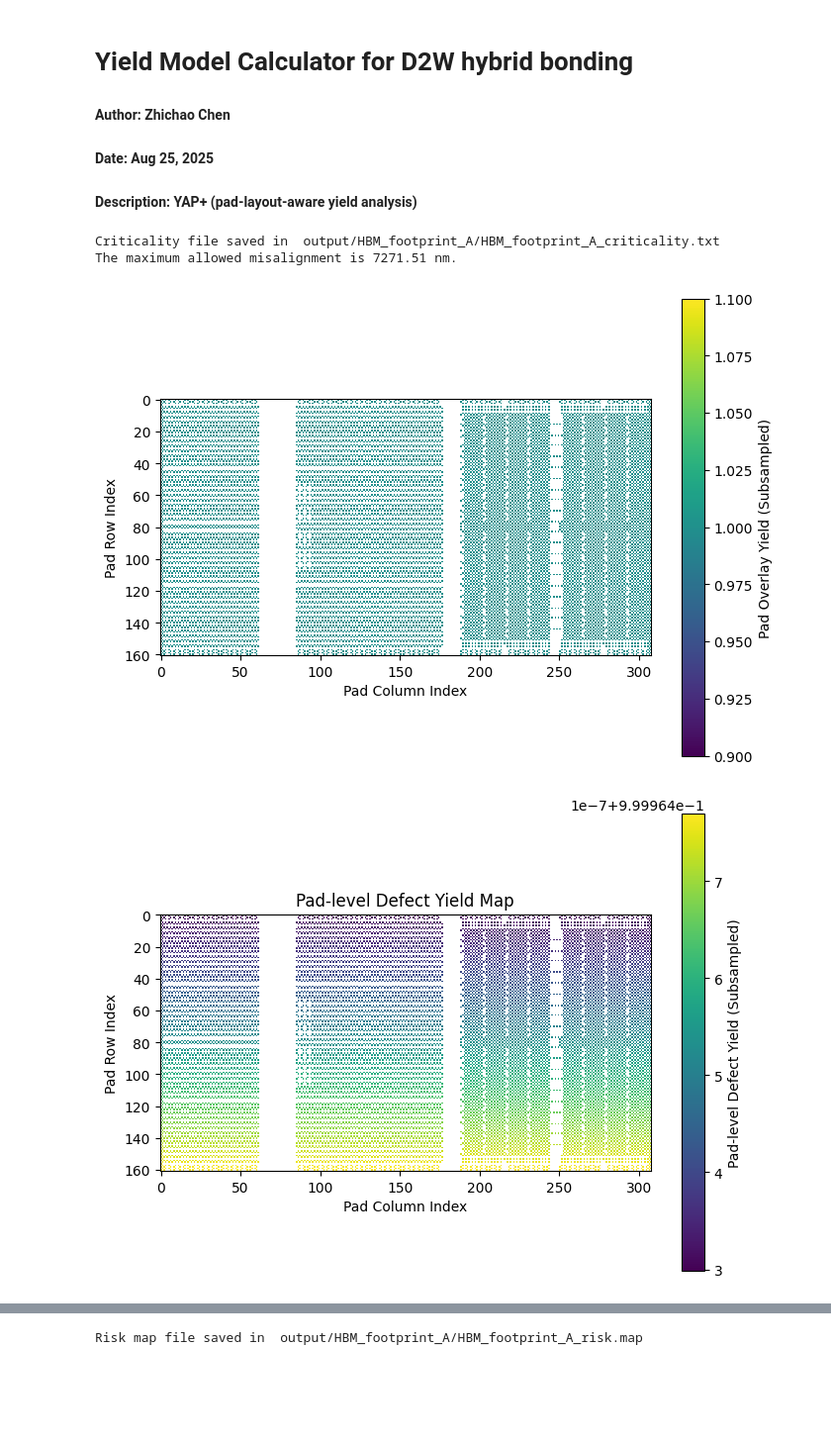
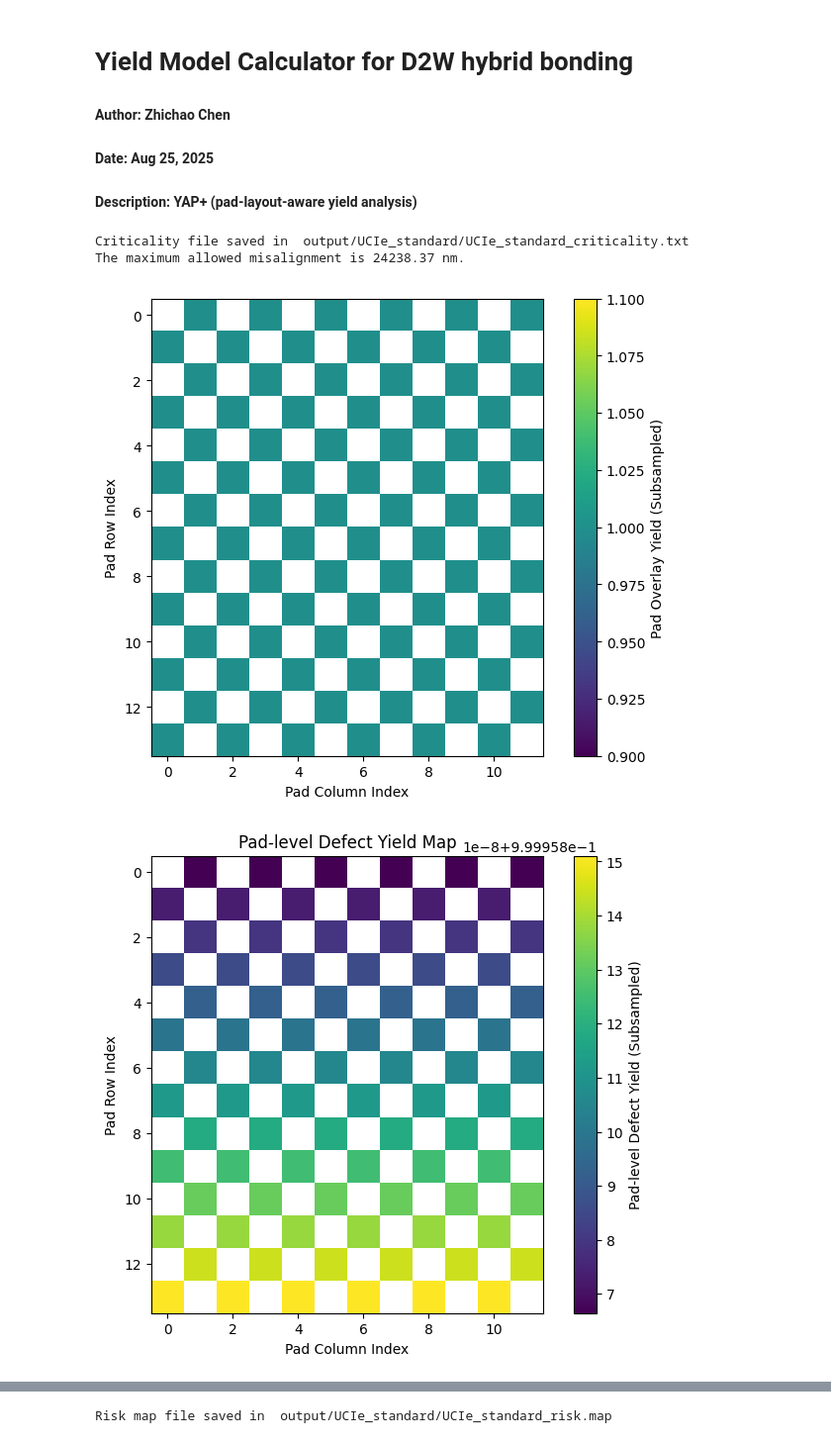
Before and after one commit to nanocad-lab/YAP, a Jupyter notebook: D2W/calculator_main.ipynb, the cells around one changed output, grey strips where cells are left out. Shown at 99% size. Drawn from its saved outputs; the diff is of its cells as text; code cells hidden in the pictures; blank space fills up the shorter version.

Commit message:
Fix config issues

```diff
--- a/D2W/calculator_main.ipynb
+++ b/D2W/calculator_main.ipynb
@@ -15,28 +15,28 @@ import matplotlib.pyplot as plt
 from assembly_yield_calculator import Pad_Yield_Map_Generator
 # %%
 # Load configuration
-cfg = load_modeling_config(path='configs/HBM_footprint_A_config.yaml',
+cfg = load_modeling_config(path='configs/UCIe_standard_config.yaml',
                      mode='d2w_modeling',
                      debug=False)
 # If the directory does not exist, create it
 if not os.path.exists('output/' + cfg.DESIGN):
     os.makedirs('output/' + cfg.DESIGN)
 
 update_config_items(cfg=cfg, mode='d2w_modeling')
 
 pad_bitmap_collection = convert_3dblox_to_pad_bitmap(cfg=cfg,
                             blox_bmap_path='input/' + cfg.DESIGN + '.bmap',
                             pad_arrange_pattern=cfg.PAD_ARRANGE_PATTERN)
 
 
 # Calculate the yield
 start_time = time.time()
 pad_yield_map = Pad_Yield_Map_Generator(
     cfg=cfg,
     pad_bitmap_collection=pad_bitmap_collection,
 )
 # %% [output]
-Criticality file saved in  output/HBM_footprint_A/HBM_footprint_A_criticality.txt
-The maximum allowed misalignment is 7271.51 nm.
+Criticality file saved in  output/UCIe_standard/UCIe_standard_criticality.txt
+The maximum allowed misalignment is 24238.37 nm.
-[figure, old version]
+[figure, new version]
-[figure, old version]
+[figure, new version]
@@ -67,4 +64,4 @@ Overall pad bonding yield min: 0.999761, max: 0.999761
-Risk map file saved in  output/HBM_footprint_A/HBM_footprint_A_risk.map
+Risk map file saved in  output/UCIe_standard/UCIe_standard_risk.map
 # %%
 import numpy as np
 import matplotlib.pyplot as plt
```
Also changed, not shown: parts of 1 cell of this notebook, 27 other files.
